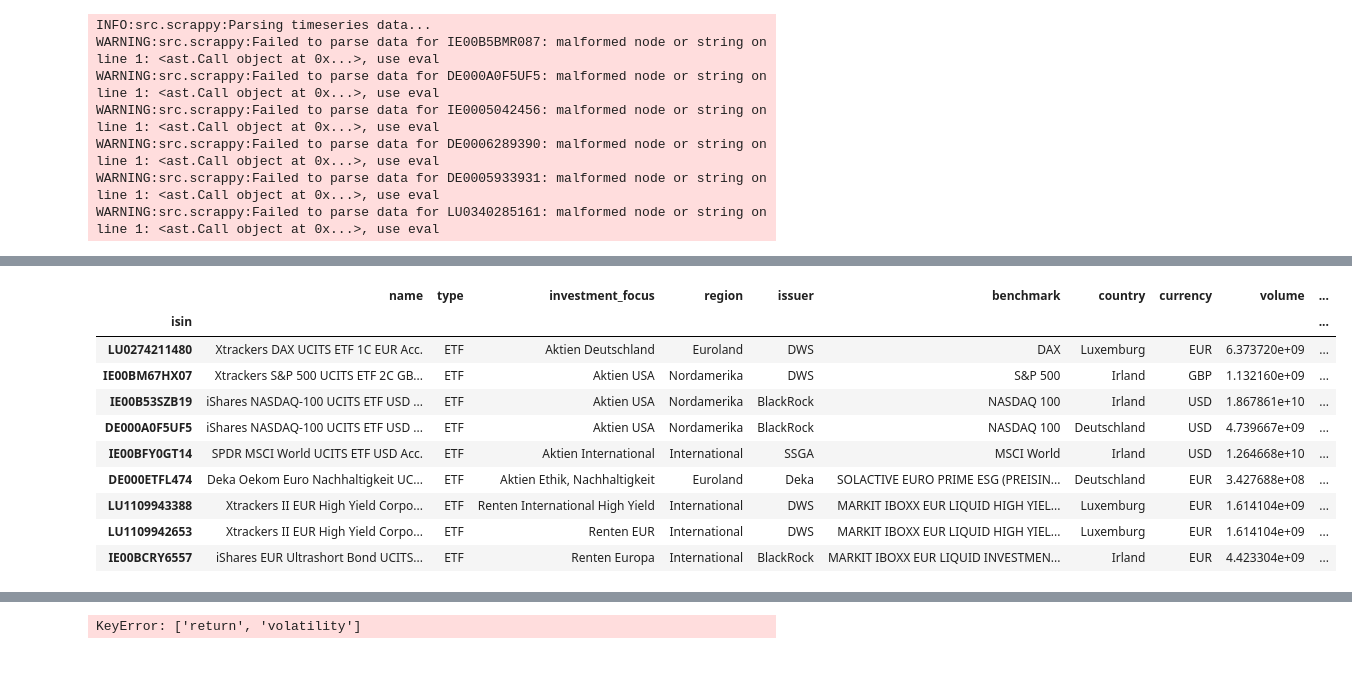
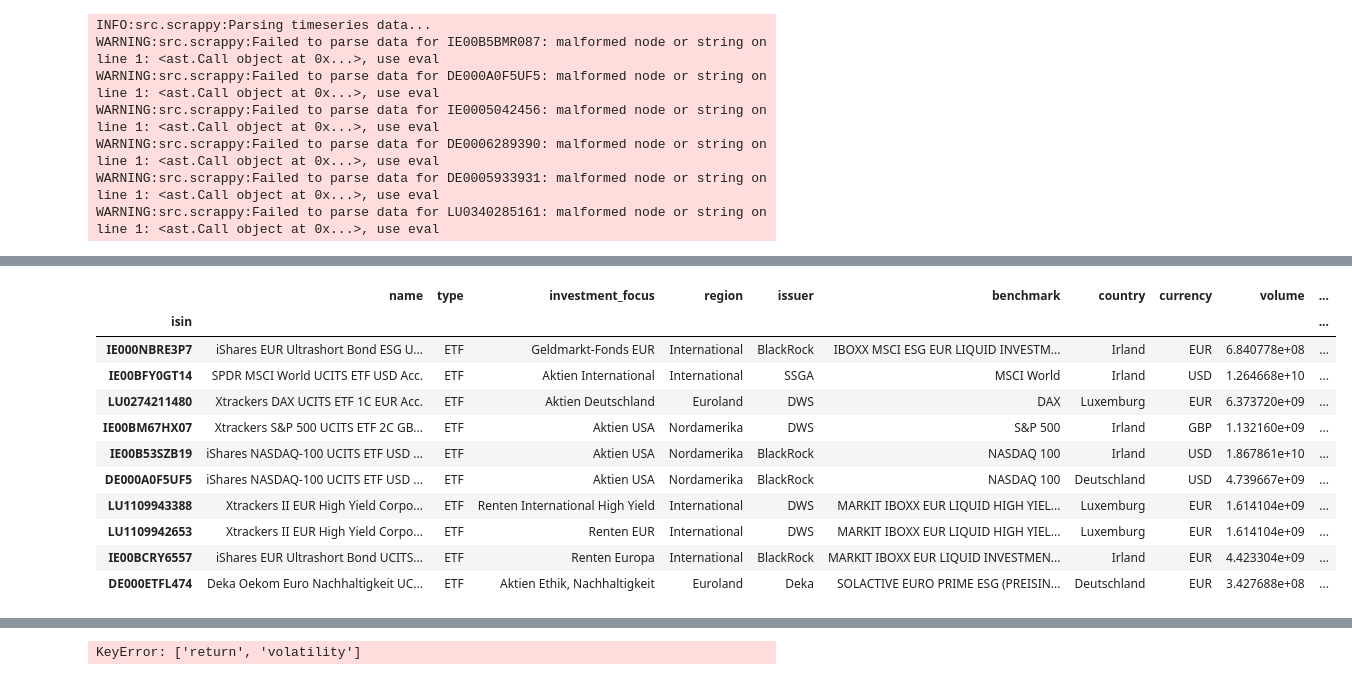
Before and after one commit to jubberwockey/scrappy, a Jupyter notebook: notebooks/scrappy.ipynb, the cells around one changed output, grey strips where cells are left out. Saved outputs shown, nothing was run; the diff lists cells and outputs as text; code cells hidden in the pictures.

```diff
--- a/notebooks/scrappy.ipynb
+++ b/notebooks/scrappy.ipynb
@@ -173,26 +271,38 @@ INFO:src.scrappy:Ranked 10 funds using criteria: ['performanceTimeSpanPct', 'sha
 # %%
-favs = ['IE00BCRY6557', # iShares EUR Ultrashort Bond UCITS ETF Dis.
-        'IE000NBRE3P7', # iShares EUR Ultrashort Bond ESG UCITS ETF EUR Acc.
-        'LU1109942653', # Xtrackers II EUR High Yield Corporate Bond UCITS ETF 1D Dis.
-        'LU1109943388', # Xtrackers II EUR High Yield Corporate Bond UCITS ETF 1C Acc.
-        'DE000ETFL474', # Deka Oekom Euro Nachhaltigkeit UCITS ETF EUR Dis.
-        'LU0274211480', # Xtrackers DAX UCITS ETF 1C EUR Acc.
-        'DE000A0F5UF5', # iShares NASDAQ-100 UCITS ETF USD Dis. (DE)
-        'IE00B53SZB19', # iShares NASDAQ-100 UCITS ETF USD Acc.
-        'IE00BFY0GT14', # SPDR MSCI World UCITS ETF USD Acc.
-        'IE00BM67HX07', # Xtrackers S&P 500 UCITS ETF 2C GBP Acc. Hedged
-    ]
+# favs = ['IE00BCRY6557', # iShares EUR Ultrashort Bond UCITS ETF Dis.
+#         'IE000NBRE3P7', # iShares EUR Ultrashort Bond ESG UCITS ETF EUR Acc.
+#         'LU1109942653', # Xtrackers II EUR High Yield Corporate Bond UCITS ETF 1D Dis.
+#         'LU1109943388', # Xtrackers II EUR High Yield Corporate Bond UCITS ETF 1C Acc.
+#         'DE000ETFL474', # Deka Oekom Euro Nachhaltigkeit UCITS ETF EUR Dis.
+#         'LU0274211480', # Xtrackers DAX UCITS ETF 1C EUR Acc.
+#         'DE000A0F5UF5', # iShares NASDAQ-100 UCITS ETF USD Dis. (DE)
+#         'IE00B53SZB19', # iShares NASDAQ-100 UCITS ETF USD Acc.
+#         'IE00BZ02LR44', # Xtrackers MSCI World ESG UCITS ETF 1C USD Acc.
+#         'IE00BM67HX07', # Xtrackers S&P 500 UCITS ETF 2C GBP Acc. Hedged
+#     ]
 
-invest_sparplan = ['IE00BCRY6557', 'IE000NBRE3P7', 'LU1109942653', 'LU1109943388', 'DE000ETFL474', 'IE00B53SZB19']
-invest = ['IE000UI6SLV6']
+# invest_sparplan = ['IE00BCRY6557', 'IE000NBRE3P7', 'LU1109942653', 'LU1109943388', 'DE000ETFL474', 'IE00B53SZB19']
+# invest = ['IE000UI6SLV6']
 
 
 # s.download_timeseries(favs)
 # s.save_timeseries('data/timeseries.csv')
 
 display(s.filter_funds(isins=favs))
 
 s.plot_correlations(favs)
 
 s.plot_timeseries(invest+benchmarks, transform='yesterday', name_column='name')
 # %% [output]
+|  | name | type | investment_focus | region | issuer | benchmark | country | currency | volume | ... |
+| isin |  |  |  |  |  |  |  |  |  | ... |
+| IE000NBRE3P7 | iShares EUR Ultrashort Bond ESG U... | ETF | Geldmarkt-Fonds EUR | International | BlackRock | IBOXX MSCI ESG EUR LIQUID INVESTM... | Irland | EUR | 6.840778e+08 | ... |
+| IE00BFY0GT14 | SPDR MSCI World UCITS ETF USD Acc. | ETF | Aktien International | International | SSGA | MSCI World | Irland | USD | 1.264668e+10 | ... |
+| LU0274211480 | Xtrackers DAX UCITS ETF 1C EUR Acc. | ETF | Aktien Deutschland | Euroland | DWS | DAX | Luxemburg | EUR | 6.373720e+09 | ... |
+| IE00BM67HX07 | Xtrackers S&P 500 UCITS ETF 2C GB... | ETF | Aktien USA | Nordamerika | DWS | S&P 500 | Irland | GBP | 1.132160e+09 | ... |
+| IE00B53SZB19 | iShares NASDAQ-100 UCITS ETF USD ... | ETF | Aktien USA | Nordamerika | BlackRock | NASDAQ 100 | Irland | USD | 1.867861e+10 | ... |
+| DE000A0F5UF5 | iShares NASDAQ-100 UCITS ETF USD ... | ETF | Aktien USA | Nordamerika | BlackRock | NASDAQ 100 | Deutschland | USD | 4.739667e+09 | ... |
+| LU1109943388 | Xtrackers II EUR High Yield Corpo... | ETF | Renten International High Yield | International | DWS | MARKIT IBOXX EUR LIQUID HIGH YIEL... | Luxemburg | EUR | 1.614104e+09 | ... |
+| LU1109942653 | Xtrackers II EUR High Yield Corpo... | ETF | Renten EUR | International | DWS | MARKIT IBOXX EUR LIQUID HIGH YIEL... | Luxemburg | EUR | 1.614104e+09 | ... |
+| IE00BCRY6557 | iShares EUR Ultrashort Bond UCITS... | ETF | Renten Europa | International | BlackRock | MARKIT IBOXX EUR LIQUID INVESTMEN... | Irland | EUR | 4.423304e+09 | ... |
+| DE000ETFL474 | Deka Oekom Euro Nachhaltigkeit UC... | ETF | Aktien Ethik, Nachhaltigkeit | Euroland | Deka | SOLACTIVE EURO PRIME ESG (PREISIN... | Deutschland | EUR | 3.427688e+08 | ... |
@@ -200,11 +309,0 @@ WARNING:src.scrappy:ISINs not found: {'IE000NBRE3P7'}
-|  | name | type | investment_focus | region | issuer | benchmark | country | currency | volume | ... |
-| isin |  |  |  |  |  |  |  |  |  | ... |
-| LU0274211480 | Xtrackers DAX UCITS ETF 1C EUR Acc. | ETF | Aktien Deutschland | Euroland | DWS | DAX | Luxemburg | EUR | 6.373720e+09 | ... |
-| IE00BM67HX07 | Xtrackers S&P 500 UCITS ETF 2C GB... | ETF | Aktien USA | Nordamerika | DWS | S&P 500 | Irland | GBP | 1.132160e+09 | ... |
-| IE00B53SZB19 | iShares NASDAQ-100 UCITS ETF USD ... | ETF | Aktien USA | Nordamerika | BlackRock | NASDAQ 100 | Irland | USD | 1.867861e+10 | ... |
-| DE000A0F5UF5 | iShares NASDAQ-100 UCITS ETF USD ... | ETF | Aktien USA | Nordamerika | BlackRock | NASDAQ 100 | Deutschland | USD | 4.739667e+09 | ... |
-| IE00BFY0GT14 | SPDR MSCI World UCITS ETF USD Acc. | ETF | Aktien International | International | SSGA | MSCI World | Irland | USD | 1.264668e+10 | ... |
-| DE000ETFL474 | Deka Oekom Euro Nachhaltigkeit UC... | ETF | Aktien Ethik, Nachhaltigkeit | Euroland | Deka | SOLACTIVE EURO PRIME ESG (PREISIN... | Deutschland | EUR | 3.427688e+08 | ... |
-| LU1109943388 | Xtrackers II EUR High Yield Corpo... | ETF | Renten International High Yield | International | DWS | MARKIT IBOXX EUR LIQUID HIGH YIEL... | Luxemburg | EUR | 1.614104e+09 | ... |
-| LU1109942653 | Xtrackers II EUR High Yield Corpo... | ETF | Renten EUR | International | DWS | MARKIT IBOXX EUR LIQUID HIGH YIEL... | Luxemburg | EUR | 1.614104e+09 | ... |
-| IE00BCRY6557 | iShares EUR Ultrashort Bond UCITS... | ETF | Renten Europa | International | BlackRock | MARKIT IBOXX EUR LIQUID INVESTMEN... | Irland | EUR | 4.423304e+09 | ... |
```
Also changed, not shown: parts of 8 cells of this notebook, 10 other files.
